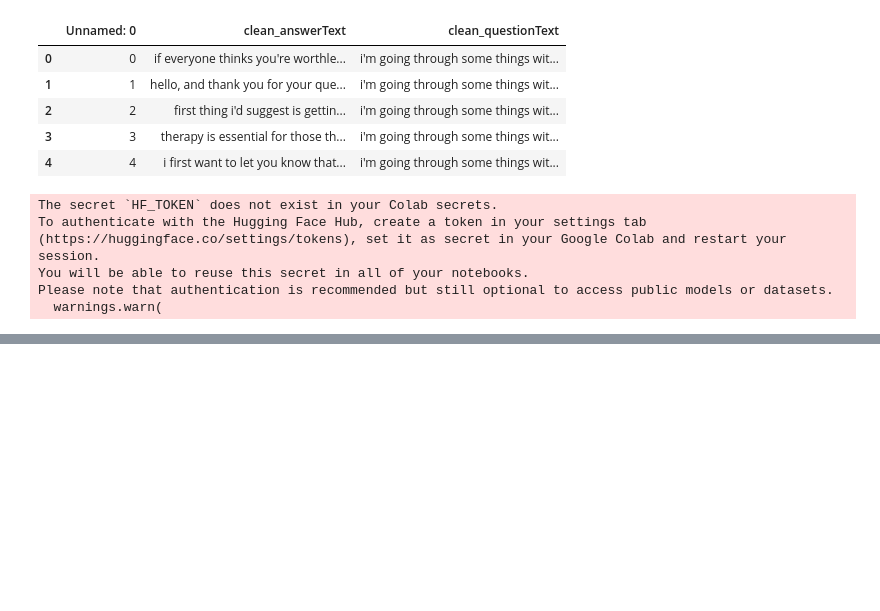
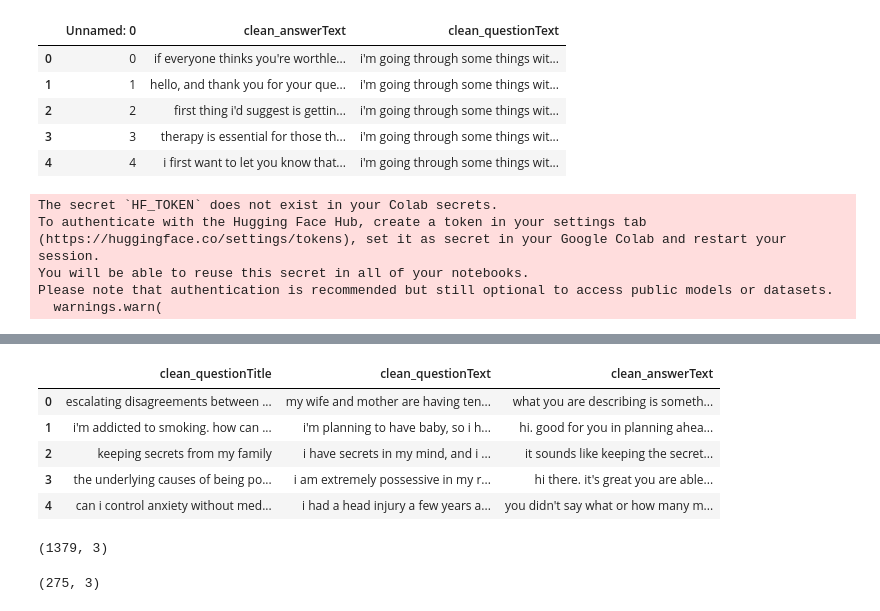
Before and after one commit to Bhadra-Indranil/LLM-for-Mental-Health, a Jupyter notebook: GPT2_QA_Mental_Health_UL.ipynb, the cells around one changed output, grey strips where cells are left out. Drawn from its saved outputs; the diff is of its cells as text; code cells hidden in the pictures; blank space fills up the shorter version.

```diff
--- a/GPT2_QA_Mental_Health_UL.ipynb
+++ b/GPT2_QA_Mental_Health_UL.ipynb
@@ -194,0 +189,21 @@ Question: I occasionally experience panic attacks that leave me feeling out of c
+# %%
+col = ['questionTitle','questionText','topics','answerText']
+test_data_set = test_data_set.drop(columns=col)
+test_data_set = test_data_set.dropna()
+test_data_set.head()
+# %% [output]
+|  | clean_questionTitle | clean_questionText | clean_answerText |
+| 0 | escalating disagreements between ... | my wife and mother are having ten... | what you are describing is someth... |
+| 1 | i'm addicted to smoking. how can ... | i'm planning to have baby, so i h... | hi. good for you in planning ahea... |
+| 2 | keeping secrets from my family | i have secrets in my mind, and i ... | it sounds like keeping the secret... |
+| 3 | the underlying causes of being po... | i am extremely possessive in my r... | hi there. it's great you are able... |
+| 4 | can i control anxiety without med... | i had a head injury a few years a... | you didn't say what or how many m... |
+# %%
+test_data_set.shape
+# %% [output]
+(1379, 3)
+# %%
+test_df = test_data_set.sample(n=int(test_data_set.shape[0] * 0.2))
+test_df.shape
+# %% [output]
+(275, 3)
```
Also changed, not shown: parts of 15 cells of this notebook.
